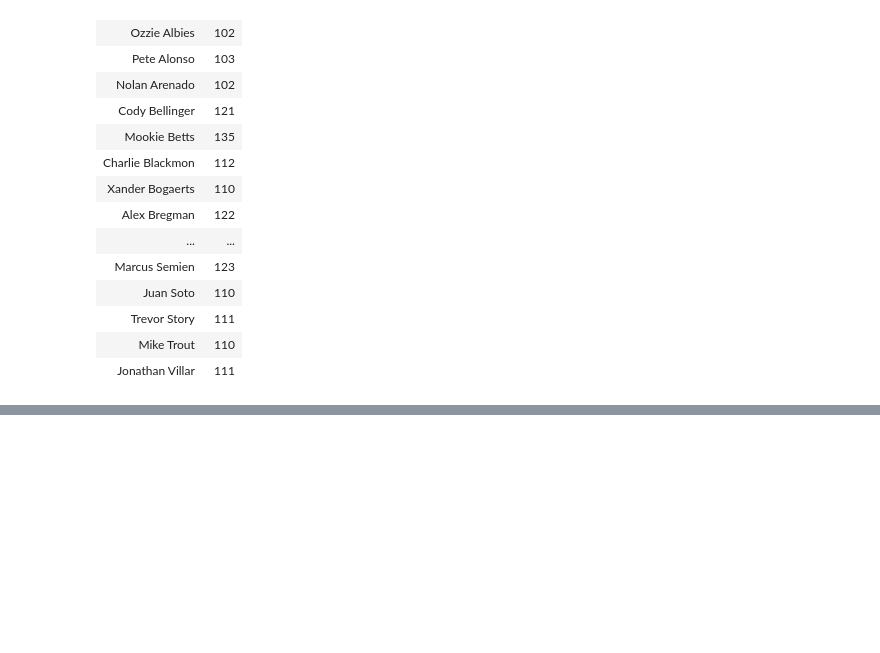
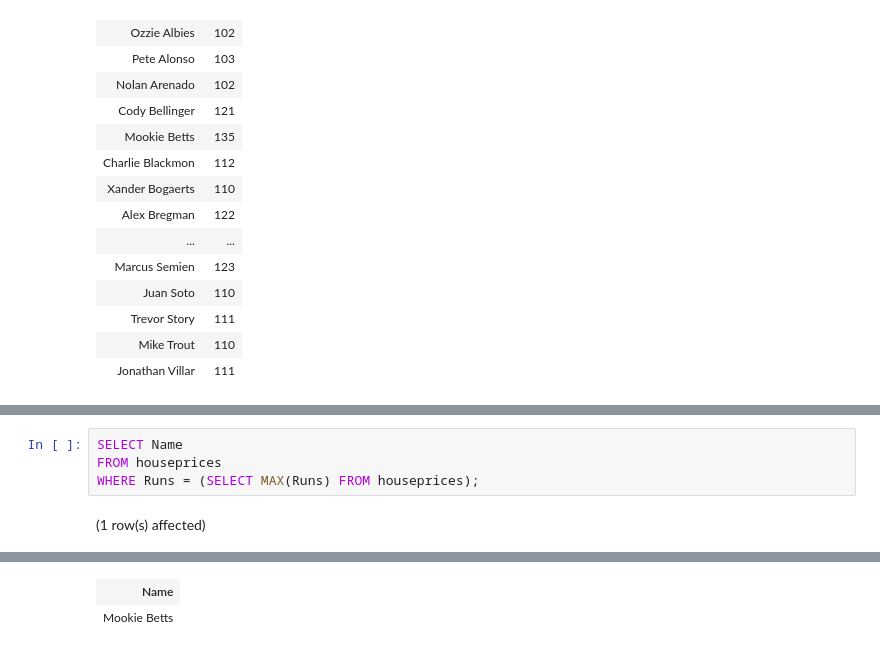
Before and after one commit to Vinayak0807/database-2023, a Jupyter notebook: house_price.ipynb, the cells around one changed output, grey strips where cells are left out. Saved outputs shown, nothing was run; the diff lists cells and outputs as text; blank space fills up the shorter version.

```diff
--- a/house_price.ipynb
+++ b/house_price.ipynb
@@ -51,0 +75,6 @@ Total execution time: 00:00:01.079
+# %%
+SELECT Name
+FROM houseprices
+WHERE Runs = (SELECT MAX(Runs) FROM houseprices);
+# %% [output]
+(1 row(s) affected)
@@ -51,0 +82,2 @@ Total execution time: 00:00:01.079
+| Name |
+| Mookie Betts |
```
Also changed, not shown: parts of 2 cells of this notebook.
